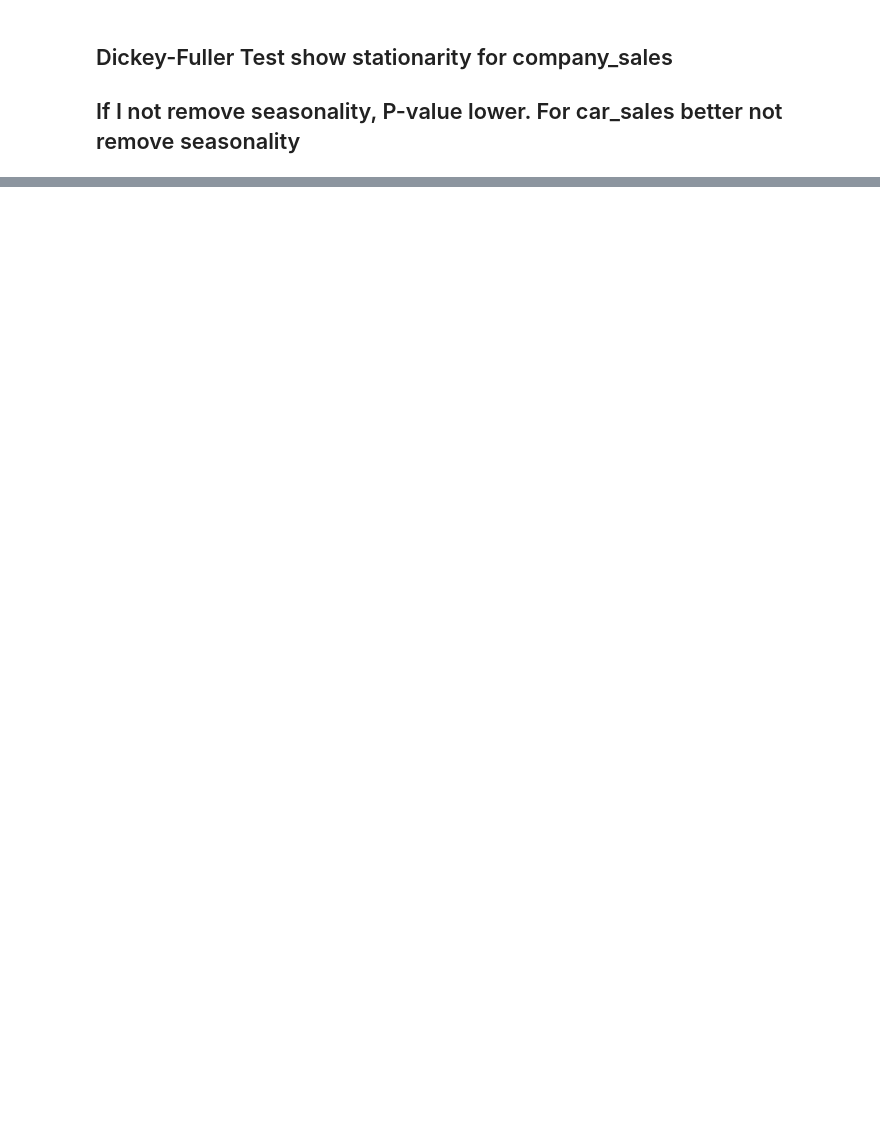
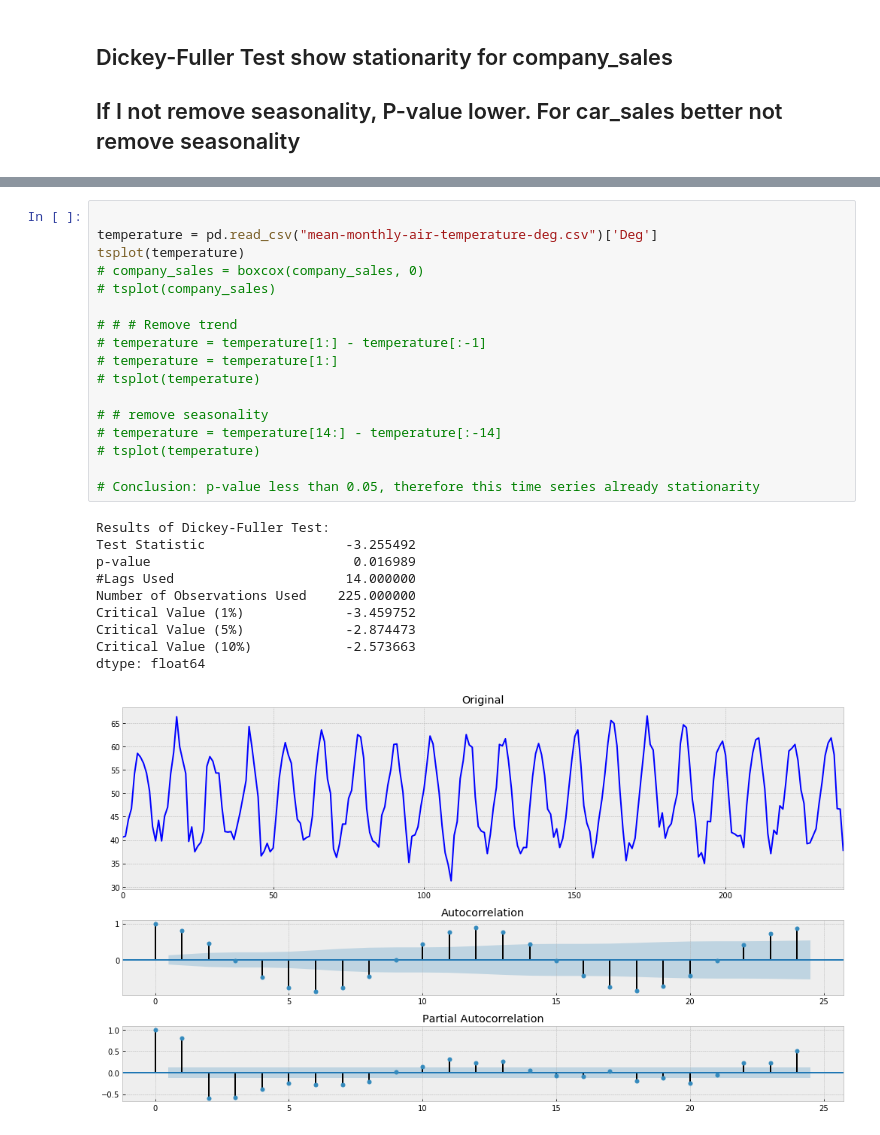
Before and after one commit to konstantinovaf/hw_tsa, a Jupyter notebook: hw_tsa_1.ipynb, the cells around one changed output, grey strips where cells are left out. Drawn from its saved outputs; the diff is of its cells as text; blank space fills up the shorter version.

```diff
--- a/hw_tsa_1.ipynb
+++ b/hw_tsa_1.ipynb
@@ -257,0 +296,28 @@ dtype: float64
+# %%
+
+temperature = pd.read_csv("mean-monthly-air-temperature-deg.csv")['Deg']
+tsplot(temperature)
+# company_sales = boxcox(company_sales, 0)
+# tsplot(company_sales)
+
+# # # Remove trend
+# temperature = temperature[1:] - temperature[:-1]
+# temperature = temperature[1:]
+# tsplot(temperature)
+
+# # remove seasonality
+# temperature = temperature[14:] - temperature[:-14]
+# tsplot(temperature)
+
+# Conclusion: p-value less than 0.05, therefore this time series already stationarity
+# %% [output]
+Results of Dickey-Fuller Test:
+Test Statistic                  -3.255492
+p-value                          0.016989
+#Lags Used                      14.000000
+Number of Observations Used    225.000000
+Critical Value (1%)             -3.459752
+Critical Value (5%)             -2.874473
+Critical Value (10%)            -2.573663
+dtype: float64
+[figure, added]
```
Also changed, not shown: parts of 9 cells of this notebook.
